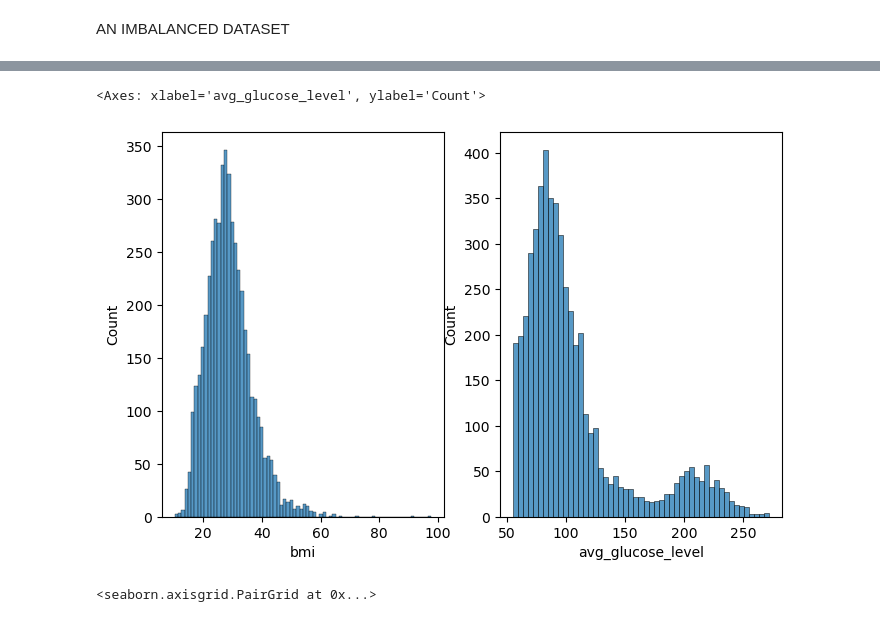
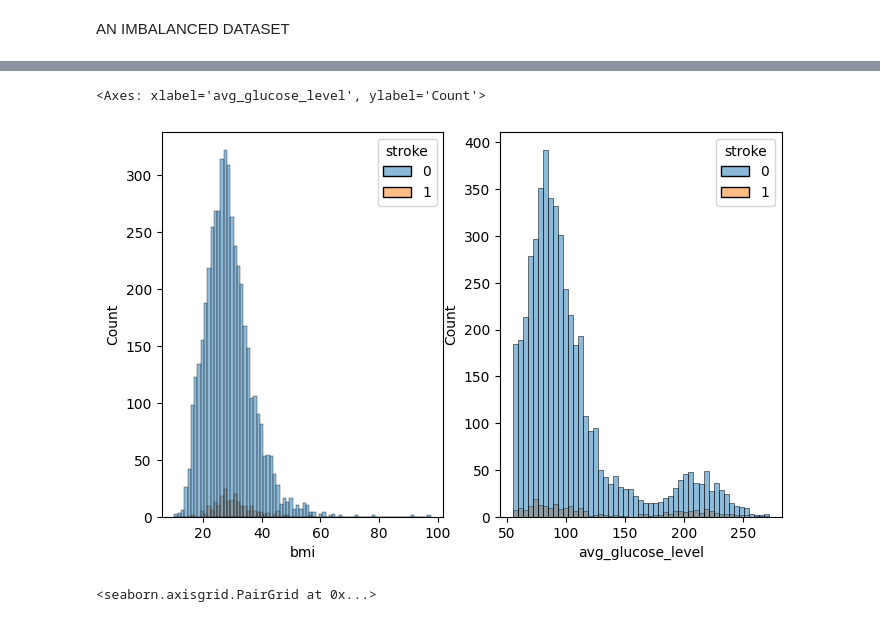
Before and after one commit to niranjankumarnk/ML_Stroke_Prediction-, a Jupyter notebook: Project_work/Notebook.ipynb, the cells around one changed output, grey strips where cells are left out. Cells and saved outputs as stored; diff of their text form; code cells hidden in the pictures.

```diff
--- a/Project_work/Notebook.ipynb
+++ b/Project_work/Notebook.ipynb
@@ -138,10 +151,10 @@ ax4.axis('off')
 # %%
 fig, (ax1,ax2) = plt.subplots(nrows=1, ncols=2, figsize=(8, 5))
-sns.histplot(x ='bmi', data= df, ax=ax1)
-sns.histplot(x= 'avg_glucose_level', data= df, ax= ax2)
+sns.histplot(x ='bmi', data= df,hue='stroke', ax=ax1)
+sns.histplot(x= 'avg_glucose_level', hue='stroke', data= df, ax= ax2)
 # %% [output]
 <Axes: xlabel='avg_glucose_level', ylabel='Count'>
-[figure, old version]
+[figure, new version]
 # %%
 sns.pairplot(df[Numerical_columns], hue = 'stroke')
 # %% [output]
```
Also changed, not shown: parts of 61 cells of this notebook, 1 other file.
